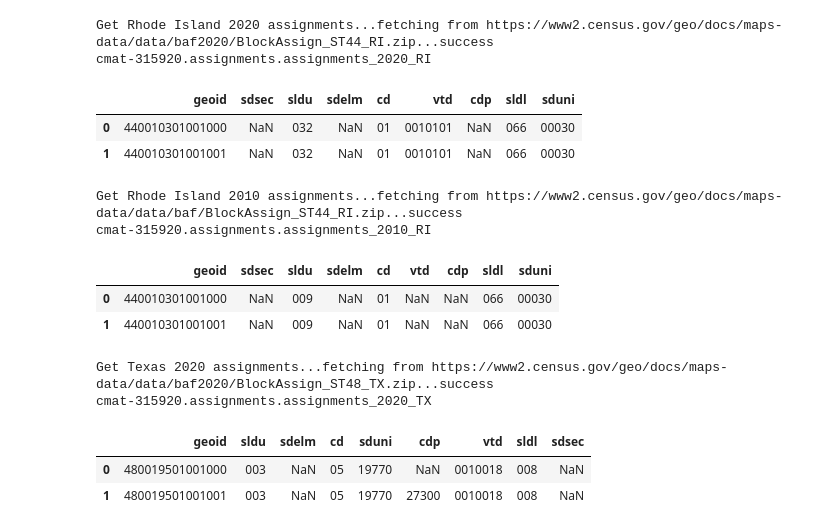
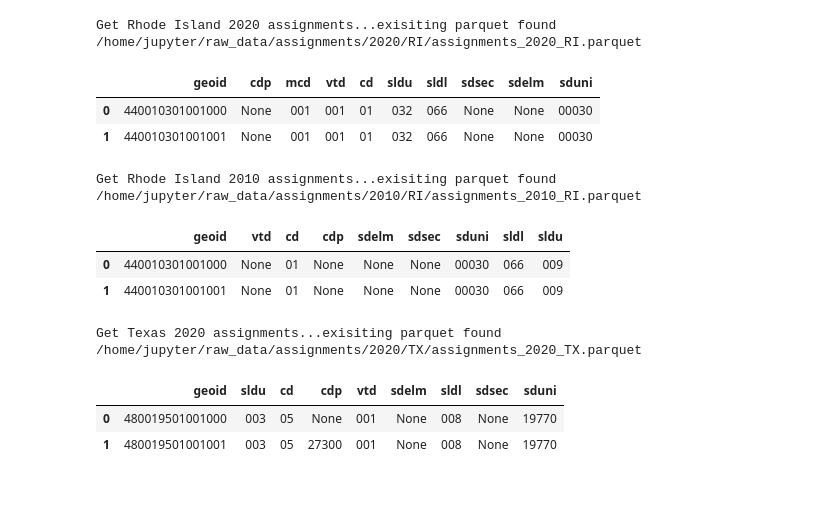
Before and after one commit to Tarleton-Math/MathVGerrmandering_CMAT_2021, a Jupyter notebook: get_data.ipynb, the cells around one changed output. Drawn from its saved outputs; the diff is of its cells as text; code cells hidden in the pictures; blank space fills up the shorter version.

```diff
--- a/get_data.ipynb
+++ b/get_data.ipynb
@@ -83,0 +127,20 @@ overwrite = False
+# %%
+def get_crosswalks(state, overwrite=False):
+    name = 'crosswalks'
+    url = f"https://www2.census.gov/geo/docs/maps-data/data/rel2020/t10t20/TAB2010_TAB2020_ST{state['fips']}.zip"
+    yr = 2020
+    df, parquetfile, zipfile = get_data(name, url, state, yr, overwrite)
+
+    if df is None and zipfile is not None:
+        for f in zipfile.namelist():
+            if f[-3:] == 'txt':
+                df = read_file(zipfile, f, sep='|')
+                for yr in [2010, 2020]:
+                    df[f'geoid_{yr}'] = df[f'state_{yr}'].str.rjust(2,'0') + df[f'county_{yr}'].str.rjust(3,'0') + df[f'tract_{yr}'].str.rjust(6,'0') + df[f'blk_{yr}'].str.rjust(4,'0')
+                df = df[['geoid_2010', 'geoid_2020']]
+                display(df.head(2))
+        write_data(df, parquetfile)
+    return df
+
+for i, state in states.iterrows():
+    crosswalks = get_crosswalks(state, overwrite)
@@ -84,57 +158,48 @@ overwrite = False
 # %%
-# Get block assignment files
-
-def get_assignments(yr, state, overwrite=False, silent=True):
+def get_assignments(state, yr, overwrite=False):
     yrs = [2020, 2010]
     assert yr in yrs, f'yr must be in {yrs} - got {yr}'
 
     name = 'assignments'
     url = f"https://www2.census.gov/geo/docs/maps-data/data/baf"
     if yr == 2020:
         url += '2020'
     url += f"/BlockAssign_ST{state['fips']}_{state['abbr']}.zip"
-    file, df = get_data(name, yr, state, url, overwrite, silent)
+    df, parquetfile, zipfile = get_data(name, url, state, yr, overwrite)
 
-    if df is None:
+    if df is None and zipfile is not None:
         L = []
-        for f in file.parent.iterdir():
-            col = f.name.lower().split('_')[-1][:-4]
-            if col == 'aiannh' or f.suffix != '.txt':
-                continue
-            try:
+        for f in zipfile.namelist():
+            col = f.lower().split('_')[-1][:-4]
+            if f[-3:] == 'txt' and col != 'aiannh':
                 if yr == 2020:
                     sep = '|'
                 else:
                     sep = ','
-                assign = lower_cols(pd.read_csv(f, sep=sep, dtype=str))
+                df = read_file(zipfile, f, sep=sep)
                 if col == 'vtd':
-                    assign['district'] = assign['countyfp'] + assign['district'].str[-4:]
-                    assign.drop(columns='countyfp', inplace=True)
-                assign.columns = ['geoid', col]
-                L.append(assign.set_index('geoid'))
-            except:
-                pass
+                    df['district'] = df['countyfp'] + df['district'].str[-4:]
+                df = df.iloc[:,:2]
+                df.columns = ['geoid', col]
+                L.append(df.set_index('geoid'))
         df = pd.concat(L, axis=1).reset_index()
-        write_data(df, file)
+        write_data(df, parquetfile)
     return df
 
 for i, state in states.iterrows():
     for yr in [2020, 2010]:
-        assignments = get_assignments(yr, state, overwrite)
+        assignments = get_assignments(state, yr, overwrite)
         display(assignments.head(2))
 # %% [output]
-Get Rhode Island 2020 assignments...fetching from https://www2.census.gov/geo/docs/maps-data/data/baf2020/BlockAssign_ST44_RI.zip...success
-cmat-315920.assignments.assignments_2020_RI
+Get Rhode Island 2020 assignments...exisiting parquet found /home/jupyter/raw_data/assignments/2020/RI/assignments_2020_RI.parquet
-|  | geoid | sdsec | sldu | sdelm | cd | vtd | cdp | sldl | sduni |
-| 0 | 440010301001000 | NaN | 032 | NaN | 01 | 0010101 | NaN | 066 | 00030 |
-| 1 | 440010301001001 | NaN | 032 | NaN | 01 | 0010101 | NaN | 066 | 00030 |
+|  | geoid | cdp | mcd | vtd | cd | sldu | sldl | sdsec | sdelm | sduni |
+| 0 | 440010301001000 | None | 001 | 001 | 01 | 032 | 066 | None | None | 00030 |
+| 1 | 440010301001001 | None | 001 | 001 | 01 | 032 | 066 | None | None | 00030 |
-Get Rhode Island 2010 assignments...fetching from https://www2.census.gov/geo/docs/maps-data/data/baf/BlockAssign_ST44_RI.zip...success
-cmat-315920.assignments.assignments_2010_RI
+Get Rhode Island 2010 assignments...exisiting parquet found /home/jupyter/raw_data/assignments/2010/RI/assignments_2010_RI.parquet
-|  | geoid | sdsec | sldu | sdelm | cd | vtd | cdp | sldl | sduni |
-| 0 | 440010301001000 | NaN | 009 | NaN | 01 | NaN | NaN | 066 | 00030 |
-| 1 | 440010301001001 | NaN | 009 | NaN | 01 | NaN | NaN | 066 | 00030 |
+|  | geoid | vtd | cd | cdp | sdelm | sdsec | sduni | sldl | sldu |
+| 0 | 440010301001000 | None | 01 | None | None | None | 00030 | 066 | 009 |
+| 1 | 440010301001001 | None | 01 | None | None | None | 00030 | 066 | 009 |
-Get Texas 2020 assignments...fetching from https://www2.census.gov/geo/docs/maps-data/data/baf2020/BlockAssign_ST48_TX.zip...success
-cmat-315920.assignments.assignments_2020_TX
+Get Texas 2020 assignments...exisiting parquet found /home/jupyter/raw_data/assignments/2020/TX/assignments_2020_TX.parquet
-|  | geoid | sldu | sdelm | cd | sduni | cdp | vtd | sldl | sdsec |
-| 0 | 480019501001000 | 003 | NaN | 05 | 19770 | NaN | 0010018 | 008 | NaN |
-| 1 | 480019501001001 | 003 | NaN | 05 | 19770 | 27300 | 0010018 | 008 | NaN |
+|  | geoid | sldu | cd | cdp | vtd | sdelm | sldl | sdsec | sduni |
+| 0 | 480019501001000 | 003 | 05 | None | 001 | None | 008 | None | 19770 |
+| 1 | 480019501001001 | 003 | 05 | 27300 | 001 | None | 008 | None | 19770 |
```
Also changed, not shown: parts of 13 cells of this notebook.
